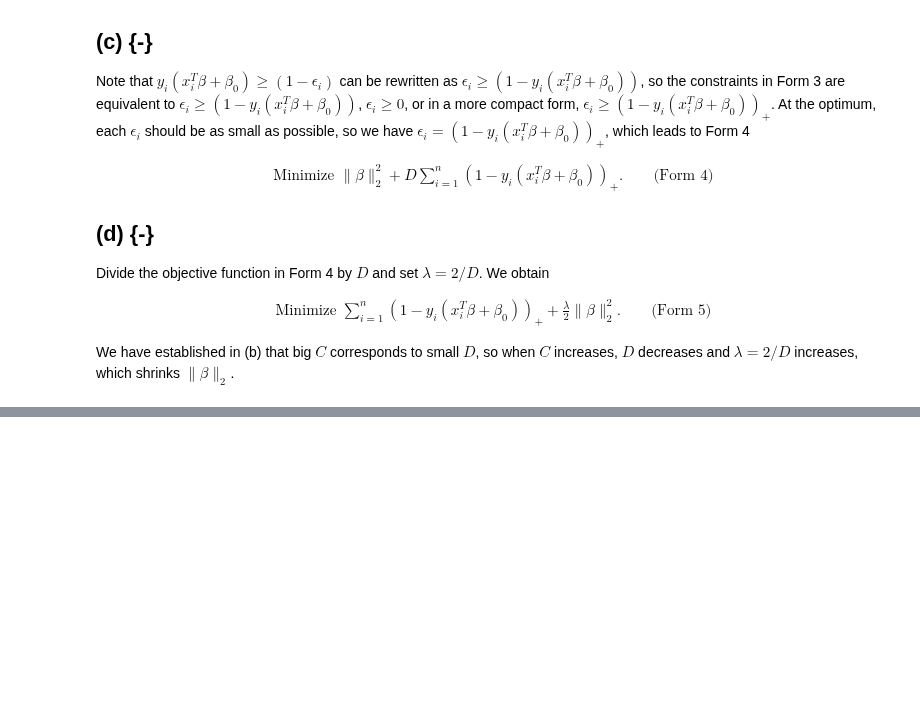
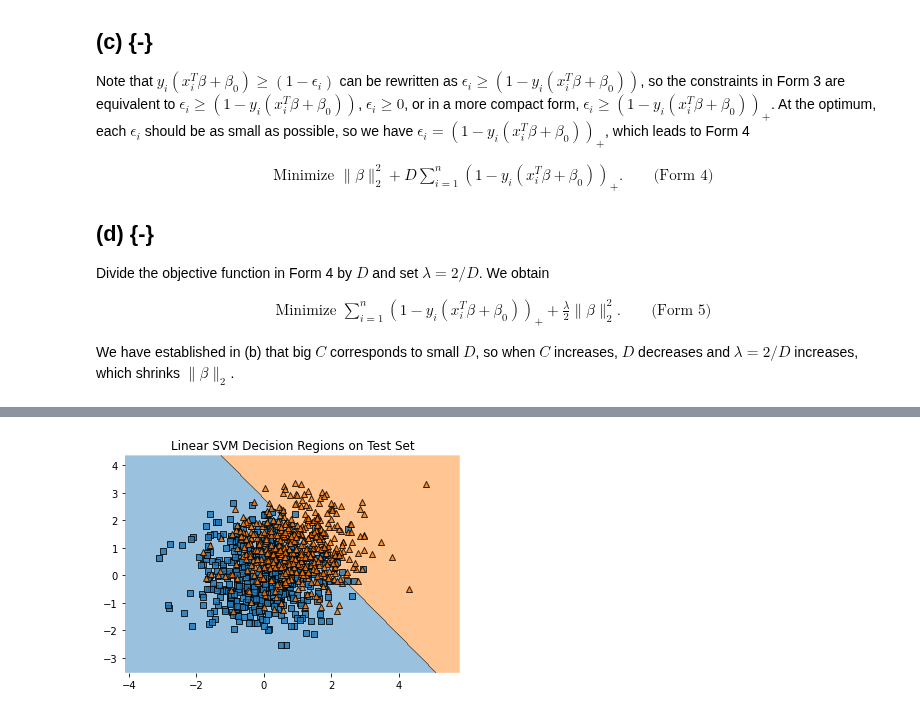
Before and after one commit to beginnerSC/mscf_hw_spring, a Jupyter notebook: ML II/3/Homework #3.ipynb, the cells around one changed output, grey strips where cells are left out. Saved outputs shown, nothing was run; the diff lists cells and outputs as text; code cells hidden in the pictures; blank space fills up the shorter version.

```diff
--- a/ML II/3/Homework #3.ipynb
+++ b/ML II/3/Homework #3.ipynb
@@ -85,0 +115,6 @@ X_test, y_test = get_data(500, 500)
+# %%
+ax = plot_decision_regions(X=X_test, y=y_test, clf=svm_fit, legend=0)
+ax.set(title='Linear SVM Decision Regions on Test Set')
+plt.show()
+# %% [output]
+[figure, added]
```
Also changed, not shown: parts of 5 cells of this notebook.
